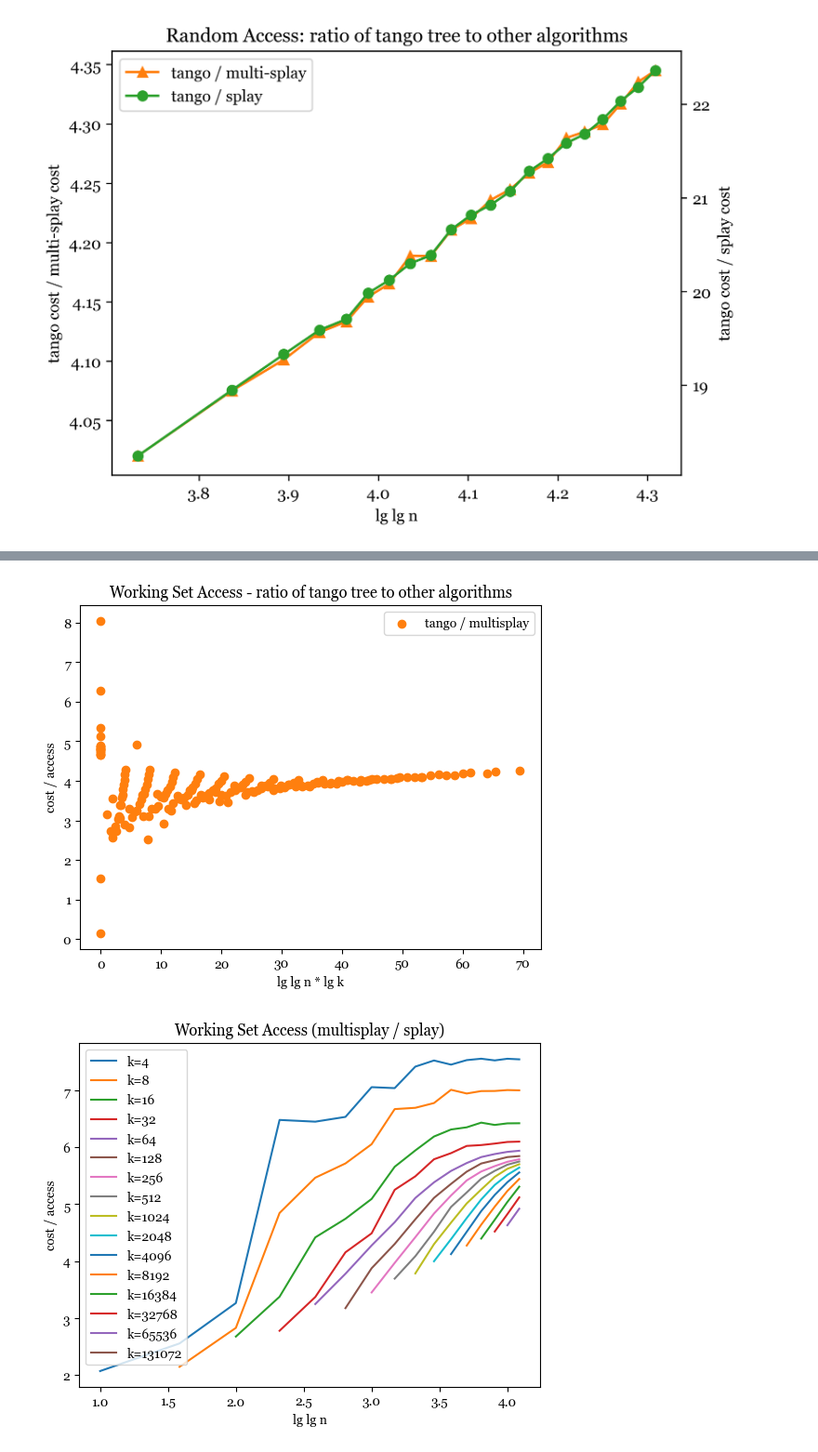
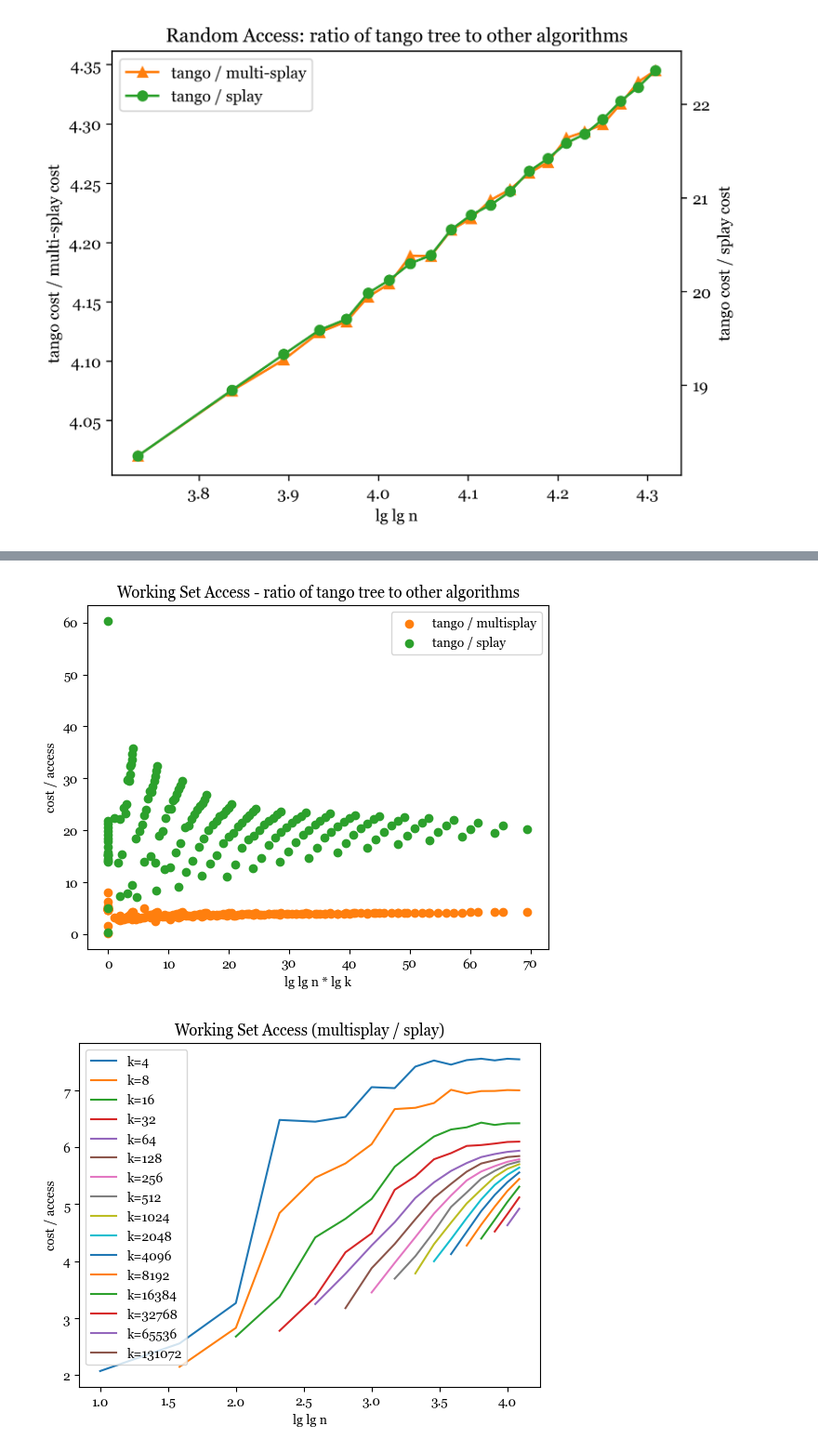
Before and after one commit to adhami3310/tango, a Jupyter notebook: analysis.ipynb, the cells around one changed output, grey strips where cells are left out. Shown at 93% size. Saved outputs shown, nothing was run; the diff lists cells and outputs as text; code cells hidden in the pictures.

Commit message:
figures

```diff
--- a/analysis.ipynb
+++ b/analysis.ipynb
@@ -1588,33 +1590,33 @@ plt.show()
 # %%
 tango_x, tango_y, tango_z, _, _, _ = process_ws_data('Tango')
 multisplay_x, multisplay_y, multisplay_z, _, _, _ = process_ws_data('Multisplay')
 splay_x, splay_y, splay_z, _, _, _ = process_ws_data('Splay')
 
 tango_multisplay_ratio = tango_z / multisplay_z
 tango_splay_ratio = tango_z / splay_z
 multisplay_splay_ratio = multisplay_z / splay_z
 inp = np.log2(np.log2(tango_x)) * np.log2(tango_y)
 # inp = np.log(tango_y)
 
 # for y_val in sorted(list(set(tango_y))):
 #     # plt.scatter(inp[tango_y==y_val], multisplay_ratio[tango_y==y_val], label=f'ms k={y_val}')
 #     plt.scatter(inp[tango_y==y_val], splay_ratio[tango_y==y_val], label=f's k={y_val}')
 
 
 # for x_val in sorted(list(set(tango_x))):
     # plt.scatter(inp[tango_y==y_val], tango_multisplay_ratio[tango_y==y_val], label=f'ms k={y_val}')
     # plt.scatter(inp[tango_x==x_val], tango_splay_ratio[tango_x==x_val], label=f's n={x_val}')
 
 plt.scatter([],[])
 plt.scatter(inp, tango_multisplay_ratio, label=f'tango / multisplay')
-# plt.scatter(inp, tango_splay_ratio, label=f'tango / splay')
+plt.scatter(inp, tango_splay_ratio, label=f'tango / splay')
 plt.title(f"Working Set Access - ratio of tango tree to other algorithms")
 plt.legend()
 plt.xlabel("lg lg n * lg k")
 plt.ylabel("cost / access")
 plt.show()
 # %% [output]
-[figure, old version]
+[figure, new version]
 # %%
 for y_val in sorted(list(set(tango_y))):
     if y_val > 2:
```
Also changed, not shown: parts of 5 cells of this notebook, 7 other files.
